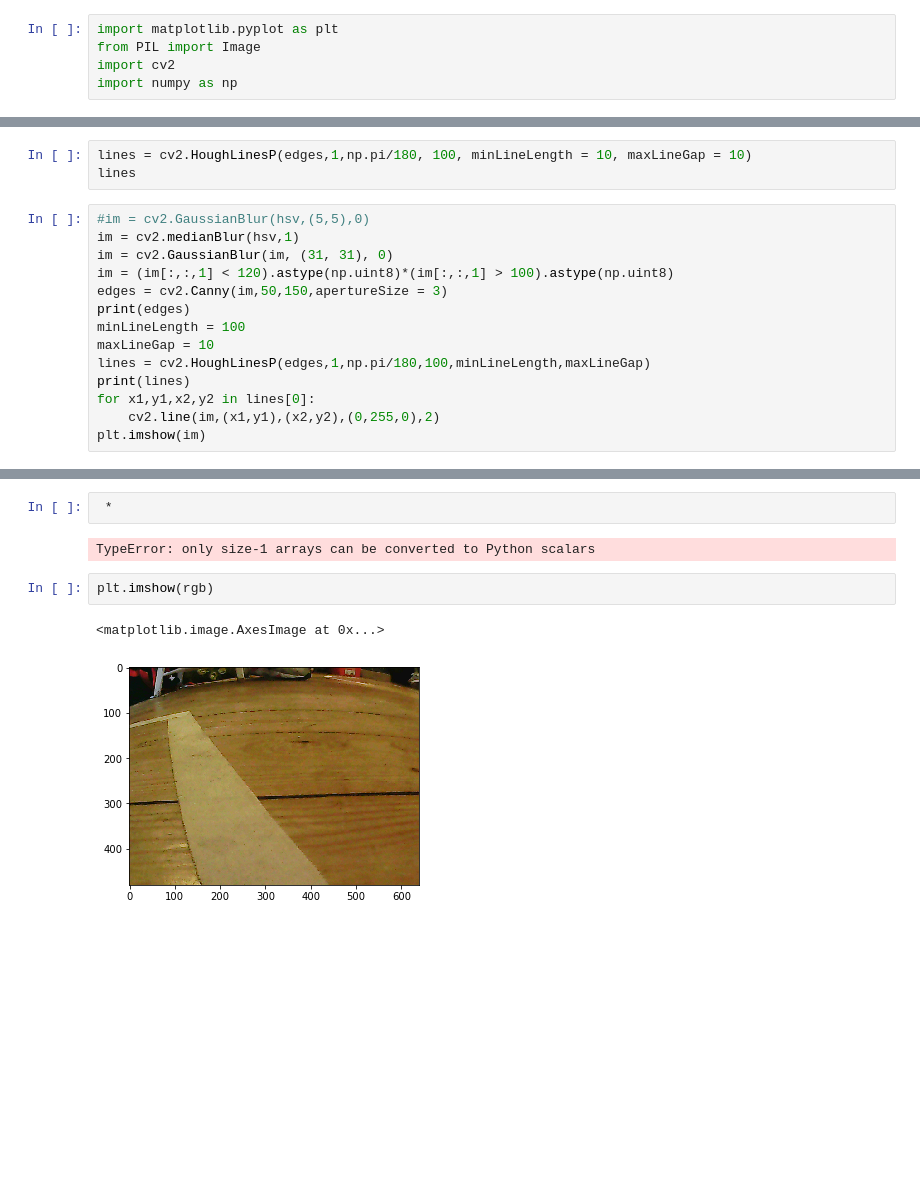
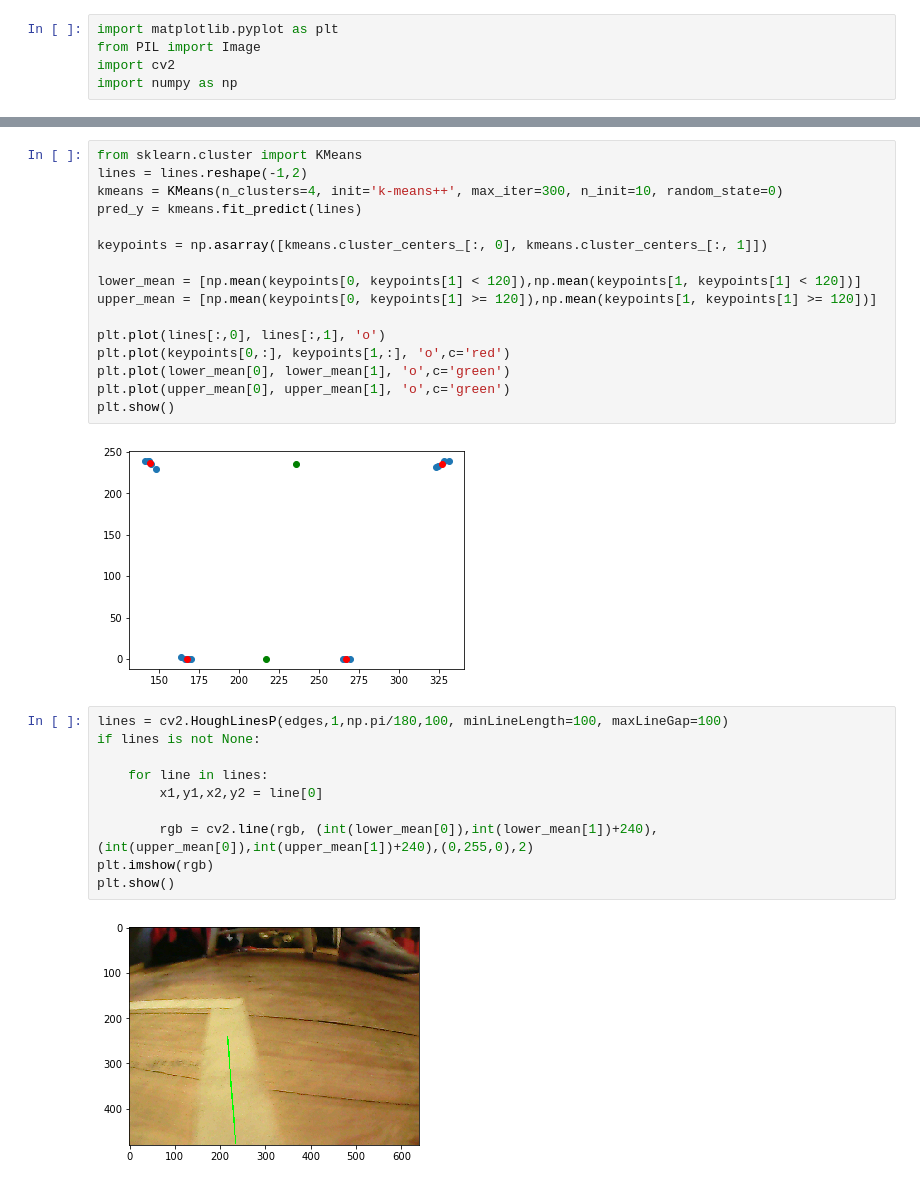
Before and after one commit to FrederikWarburg/faster-car-ai, a Jupyter notebook: line-detection-stuff.ipynb, the cells around one changed output, grey strips where cells are left out. Drawn from its saved outputs; the diff is of its cells as text; blank space fills up the shorter version.

```diff
--- a/line-detection-stuff.ipynb
+++ b/line-detection-stuff.ipynb
@@ -74,17 +38,0 @@ plt.show()
-# %%
-lines = cv2.HoughLinesP(edges,1,np.pi/180, 100, minLineLength = 10, maxLineGap = 10)
-lines
-# %%
-#im = cv2.GaussianBlur(hsv,(5,5),0)
-im = cv2.medianBlur(hsv,1)
-im = cv2.GaussianBlur(im, (31, 31), 0)
-im = (im[:,:,1] < 120).astype(np.uint8)*(im[:,:,1] > 100).astype(np.uint8)
-edges = cv2.Canny(im,50,150,apertureSize = 3)
-print(edges)
-minLineLength = 100
-maxLineGap = 10
-lines = cv2.HoughLinesP(edges,1,np.pi/180,100,minLineLength,maxLineGap)
-print(lines)
-for x1,y1,x2,y2 in lines[0]:
-    cv2.line(im,(x1,y1),(x2,y2),(0,255,0),2)
-plt.imshow(im)
@@ -114,9 +39,30 @@ plt.imshow(opening)
-# %%
- *
-# %% [output]
-TypeError: only size-1 arrays can be converted to Python scalars
-# %%
-plt.imshow(rgb)
-# %% [output]
-<matplotlib.image.AxesImage at 0x...>
-[figure, removed]
+# %%
+from sklearn.cluster import KMeans
+lines = lines.reshape(-1,2)
+kmeans = KMeans(n_clusters=4, init='k-means++', max_iter=300, n_init=10, random_state=0)
+pred_y = kmeans.fit_predict(lines)
+
+keypoints = np.asarray([kmeans.cluster_centers_[:, 0], kmeans.cluster_centers_[:, 1]])
+
+lower_mean = [np.mean(keypoints[0, keypoints[1] < 120]),np.mean(keypoints[1, keypoints[1] < 120])]
+upper_mean = [np.mean(keypoints[0, keypoints[1] >= 120]),np.mean(keypoints[1, keypoints[1] >= 120])]
+
+plt.plot(lines[:,0], lines[:,1], 'o')
+plt.plot(keypoints[0,:], keypoints[1,:], 'o',c='red')
+plt.plot(lower_mean[0], lower_mean[1], 'o',c='green')
+plt.plot(upper_mean[0], upper_mean[1], 'o',c='green')
+plt.show()
+# %% [output]
+[figure, added]
+# %%
+lines = cv2.HoughLinesP(edges,1,np.pi/180,100, minLineLength=100, maxLineGap=100)
+if lines is not None:
+
+    for line in lines:
+        x1,y1,x2,y2 = line[0]
+
+        rgb = cv2.line(rgb, (int(lower_mean[0]),int(lower_mean[1])+240),(int(upper_mean[0]),int(upper_mean[1])+240),(0,255,0),2)
+plt.imshow(rgb)
+plt.show()
+# %% [output]
+[figure, added]
```
Also changed, not shown: parts of 11 cells of this notebook, 1 other file.
